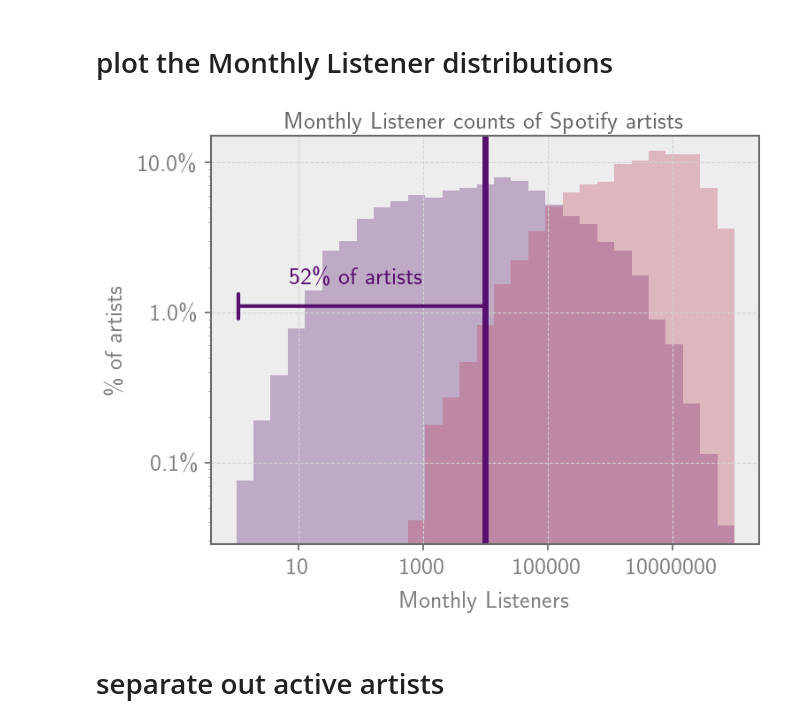
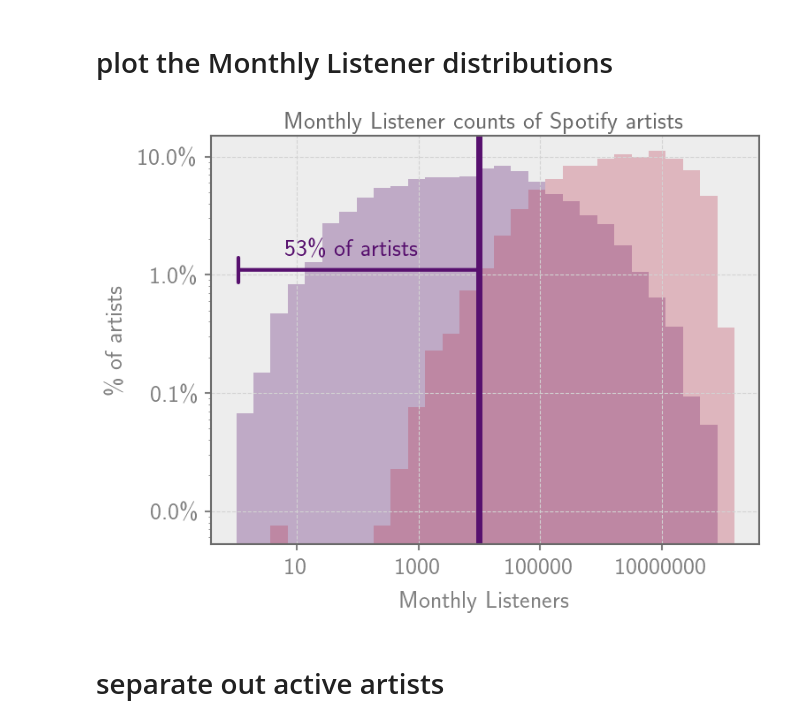
Before and after one commit to sjeffreson/serch, a Jupyter notebook: Exploration+cleaning_Total-vs-Featured.ipynb, the cells around one changed output. Cells and saved outputs as stored; diff of their text form; code cells hidden in the pictures.

```diff
--- a/Exploration+cleaning_Total-vs-Featured.ipynb
+++ b/Exploration+cleaning_Total-vs-Featured.ipynb
@@ -44,0 +121,33 @@ Index(['ids', 'names', 'popularity', 'followers', 'genres', 'first_release',
+# %%
+# plot the histograms of Monthly Listeners separately for each genre, on the same axis
+fig, ax = plt.subplots(figsize=(8, 6))
+medians = []
+for name, val, color in zip(gnrnames, gnrvals, colors):
+    hist, bins_edges = np.histogram(val['monthly_listeners'], bins=np.logspace(0., 8.2, 30), range=(0., 6.5))
+    medians.append(np.median(val['monthly_listeners']))
+    bin_centers = (bins_edges[:-1] + bins_edges[1:]) / 2
+    ax.plot(bin_centers, hist, label=name, lw=1, color=color)
+
+# print the mean of the medians and the std to see if the NA one is an outlier
+print(np.mean(np.log10(medians)), np.std(np.log10(medians)))
+
+# reduce labels for the colorbar
+gnrnames_plt = gnrnames[:-6:3] + gnrnames[-6:]
+gnrcounts_plt = gnrcounts[:-6:3] + gnrcounts[-6:]
+cbar = plt.colorbar(
+    plt.cm.ScalarMappable(cmap=plt.cm.plasma_r),
+    ticks=np.linspace(vmin, vmax, 5),
+    norm=plt.Normalize(vmin=vmin, vmax=vmax)
+)
+cbar.set_ticks((np.log(gnrcounts_plt)-vmin)/(vmax-vmin))
+cbar.set_ticklabels([f'{name}' for name in gnrnames_plt], fontsize=12)
+
+plt.xscale('log')
+plt.yscale('log')
+plt.gca().xaxis.set_major_formatter(ticker.FuncFormatter(log_format))
+plt.xlabel('Monthly Listeners')
+plt.ylabel('Count')
+
+plt.savefig("/n/holystore01/LABS/itc_lab/Users/sjeffreson/serch/figs/monthly_listeners_by_genre.png",
+            format='png', bbox_inches='tight', dpi=200)
+plt.show()
@@ -96,12 +195,4 @@ plt.show()
 # %%
-# a non-exhaustive list of genres is: Blues, Brass & Military, Children's, Classical, Electronic/EDM, Folk & traditional,
-# Country, Funk, Soul, Hip-Hop, Jazz, Latin, Pop, Reggae, Metal, Rock, Soundtracks/Stage & Screen, R&B, Rap, Religious, Newage
-
-# Let's just take the most common genres from the word cloud, excluding classical, folk & traditional, lo-fi: any genre list
-# that contains the words: "pop", "rock", "indie", "hip hop", "punk", "rap", "electronic", "metal", "house", "jazz"
-gnrslct = ["pop", "rock", "indie", "hip hop", "punk", "rap", "electro", "metal",
-           "house", "jazz", "blues", "reggae", "latin", "tech",
-           "country", "funk", "soul", "latin", "songwriter", "dance"]
 pattern = '|'.join(gnrslct)
 df_gnrslct = df[df['genres'].str.contains(pattern)]
 df_gnrslct.describe()
@@ -210,36 +301,36 @@ plt.figure(figsize=(8, 6))
 
 # plot data
 weights = np.ones_like(ds) / len(ds)
-plt.hist(ds, bins=np.logspace(0., 8., 30), weights=weights,
+plt.hist(ds, bins=np.logspace(0., 8.2, 30), weights=weights,
          alpha=0.3, lw=2, log=True, color=plt.cm.inferno(0.25))
 weights_edits = np.ones_like(ds_edits) / len(ds_edits)
-plt.hist(ds_edits, bins=np.logspace(0., 8., 30), weights=weights_edits,
+plt.hist(ds_edits, bins=np.logspace(0., 8.2, 30), weights=weights_edits,
          alpha=0.3, lw=2, log=True, color=plt.cm.inferno(0.5))
 
 # percentile rank below 10000
 plt.axvline(10000., color=plt.cm.inferno(0.25), lw=5)
 percentage_below = ((ds < 10000.).mean() * 100).round().astype(int)
 plt.annotate(f'{percentage_below}\% of artists', xy=(1000., 0.02), xytext=(1000., 0.02),
              va='top', ha='right', color=plt.cm.inferno(0.25))
 plt.annotate('',
     xy=(1., 0.011), xytext=(10000., 0.011),
     arrowprops=dict(arrowstyle="|-|,widthA=0.,widthB=0.5", facecolor=plt.cm.inferno(0.25), edgecolor=plt.cm.inferno(0.25), lw=3),
 )
 
 plt.xscale('log')
 plt.gca().yaxis.set_major_formatter(ticker.FuncFormatter(percent_formatter))
 plt.gca().xaxis.set_major_formatter(ticker.FuncFormatter(log_format))
 
 plt.title(r'Monthly Listener counts of Spotify artists', color='dimgrey')
 plt.xlabel(r'Monthly Listeners')
 plt.ylabel(r'\% of artists')
 plt.ylim([plt.gca().get_ylim()[0], 0.15])
 
 # plt.savefig("/n/holystore01/LABS/itc_lab/Users/sjeffreson/serch/figs/total_dstbn.png",
 #             format='png', bbox_inches='tight', dpi=200)
 plt.show()
 # %% [output]
-[figure, old version]
+[figure, new version]
 # %% [markdown]
 # separate out active artists
 # %%
```
Also changed, not shown: parts of 19 cells of this notebook, 8 other files.
